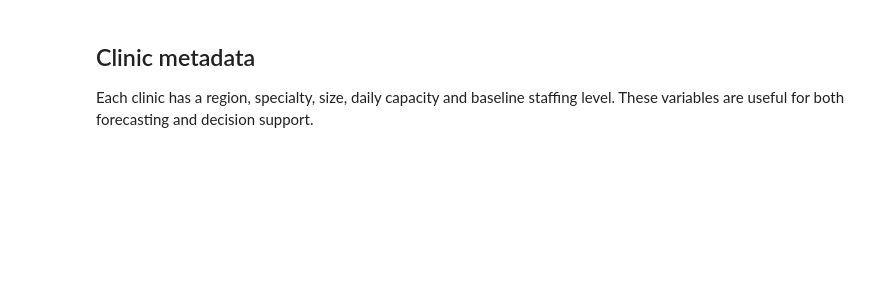
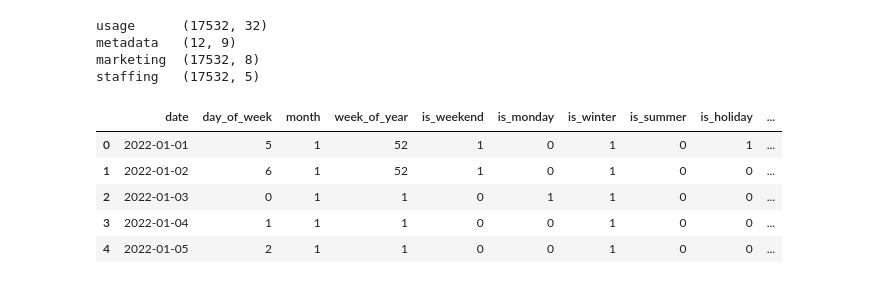
Before and after one commit to DiogoRibeiro7/clinic-forecasting-platform, a Jupyter notebook: notebooks/01_synthetic_healthcare_data_generation.ipynb, the cells around one changed output. Saved outputs shown, nothing was run; the diff lists cells and outputs as text; code cells hidden in the pictures; blank space fills up the shorter version.

```diff
--- a/notebooks/01_synthetic_healthcare_data_generation.ipynb
+++ b/notebooks/01_synthetic_healthcare_data_generation.ipynb
@@ -23,21 +60,33 @@ if str(SRC) not in sys.path:
 pd.set_option("display.max_columns", 80)
 plt.rcParams["figure.figsize"] = (11, 4)
 # %%
-from clinic_forecast.data import SyntheticDataConfig, generate_synthetic_healthcare_data
+from clinic_forecast.data import SyntheticDataConfig, generate_network_data
 
 config = SyntheticDataConfig(
     start_date="2022-01-01",
     end_date="2025-12-31",
     n_clinics=12,
     random_seed=42,
 )
 
-usage, metadata, marketing = generate_synthetic_healthcare_data(config)
-print("usage", usage.shape)
-print("metadata", metadata.shape)
-print("marketing", marketing.shape)
+network = generate_network_data(config)
+usage, metadata = network.usage, network.metadata
+marketing, staffing = network.marketing, network.staffing
+
+for name, frame in [
+    ("usage", usage), ("metadata", metadata),
+    ("marketing", marketing), ("staffing", staffing),
+]:
+    print(f"{name:10s} {frame.shape}")
 usage.head()
+# %% [output]
+usage      (17532, 32)
+metadata   (12, 9)
+marketing  (17532, 8)
+staffing   (17532, 5)
+|  | date | day_of_week | month | week_of_year | is_weekend | is_monday | is_winter | is_summer | is_holiday | ... |
+| 0 | 2022-01-01 | 5 | 1 | 52 | 1 | 0 | 1 | 0 | 1 | ... |
+| 1 | 2022-01-02 | 6 | 1 | 52 | 1 | 0 | 1 | 0 | 0 | ... |
+| 2 | 2022-01-03 | 0 | 1 | 1 | 0 | 1 | 1 | 0 | 0 | ... |
+| 3 | 2022-01-04 | 1 | 1 | 1 | 0 | 0 | 1 | 0 | 0 | ... |
+| 4 | 2022-01-05 | 2 | 1 | 1 | 0 | 0 | 1 | 0 | 0 | ... |
-# %% [markdown]
-## Clinic metadata
-
-Each clinic has a region, specialty, size, daily capacity and baseline staffing level. These variables are useful for both forecasting and decision support.
```
Also changed, not shown: parts of 21 cells of this notebook, 4 other files.
